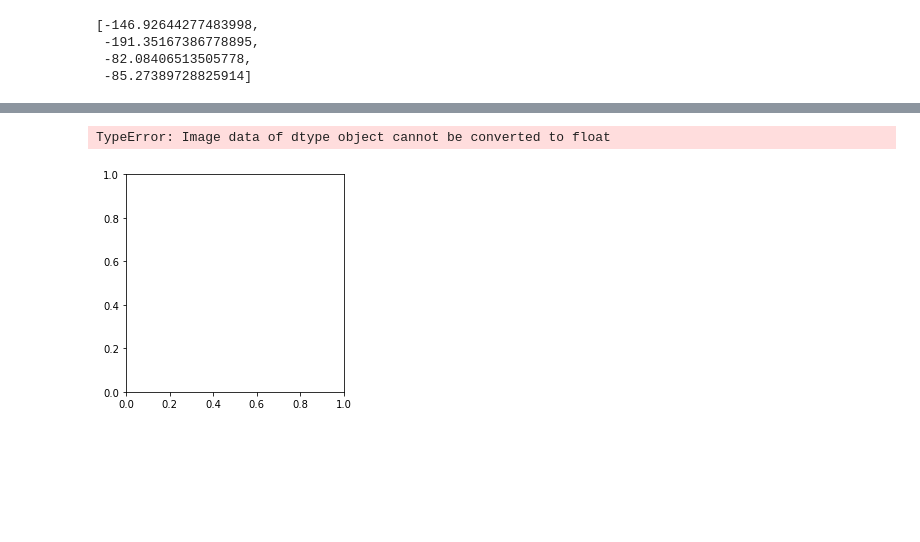
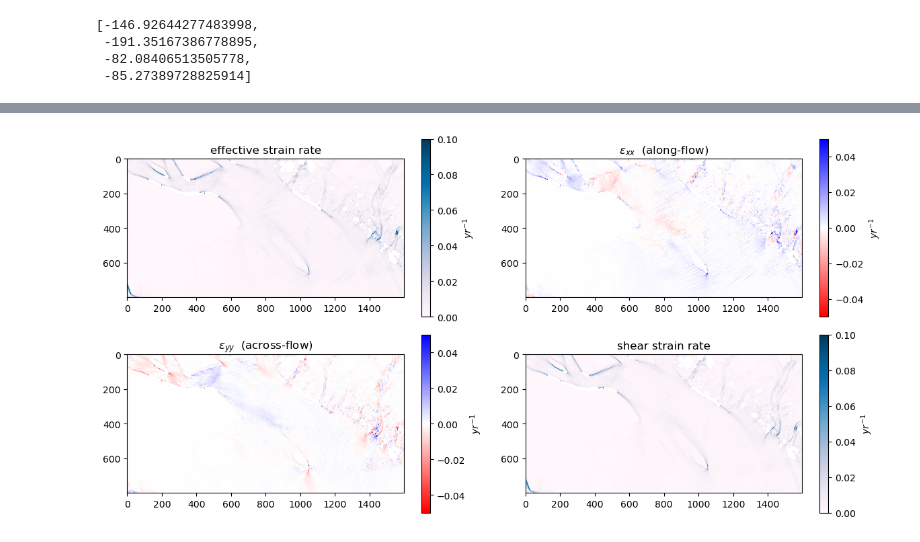
Before and after one commit to jdmillstein/strain_rates, a Jupyter notebook: simple_cross_plots_crary.ipynb, the cells around one changed output, grey strips where cells are left out. Drawn from its saved outputs; the diff is of its cells as text; code cells hidden in the pictures; blank space fills up the shorter version.

```diff
--- a/simple_cross_plots_crary.ipynb
+++ b/simple_cross_plots_crary.ipynb
@@ -133,5 +126,25 @@ ERROR 5: scripps/rasterized.tif, band 1: Access window out of range in RasterIO(
-# %%
-plt.imshow(gz)
-# %% [output]
-TypeError: Image data of dtype object cannot be converted to float
-[figure, removed]
+# %%
+fig, axs = plt.subplots(2, 2, figsize=(12, 6))
+
+# Plotting each dataset in the grid
+im = axs[0, 0].imshow(crary['effective'], cmap='PuBu', vmin=0, vmax = 0.1)
+cbar = fig.colorbar(im, ax=axs[0, 0]); cbar.set_label('$yr^{-1}$')
+axs[0, 0].set_title('effective strain rate')
+
+im = axs[0, 1].imshow(crary['e_xx'], cmap='bwr_r', vmin = -.05, vmax = .05)
+cbar = fig.colorbar(im, ax=axs[0, 1]); cbar.set_label('$yr^{-1}$')
+axs[0, 1].set_title('$\epsilon_{xx} \;$ (along-flow)')
+
+im = axs[1, 0].imshow(crary['e_yy'], cmap='bwr_r', vmin = -.05, vmax = .05)
+cbar = fig.colorbar(im, ax=axs[1, 0]); cbar.set_label('$yr^{-1}$')
+axs[1, 0].set_title('$\epsilon_{yy}\;$ (across-flow)')
+
+im = axs[1, 1].imshow(crary['e_xy'], cmap='PuBu', vmin = 0, vmax = 0.1)
+cbar = fig.colorbar(im, ax=axs[1, 1]); cbar.set_label('$yr^{-1}$')
+axs[1, 1].set_title('shear strain rate')
+
+
+plt.tight_layout()
+plt.show()
+# %% [output]
+[figure, added]
```
Also changed, not shown: parts of 10 cells of this notebook.
